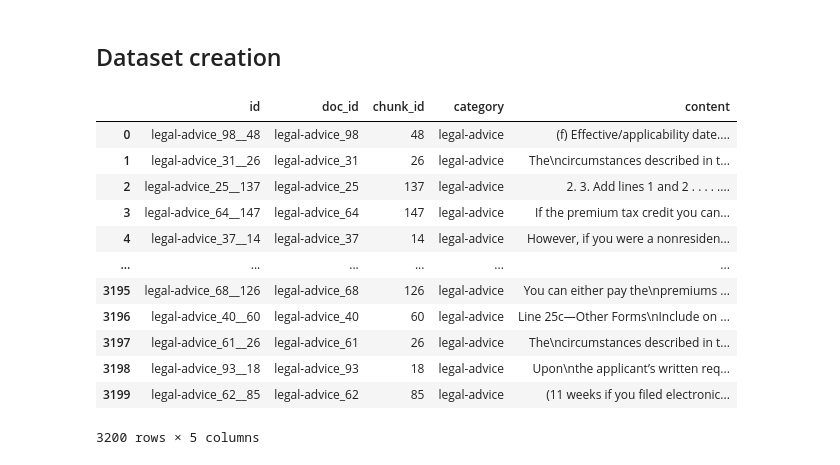
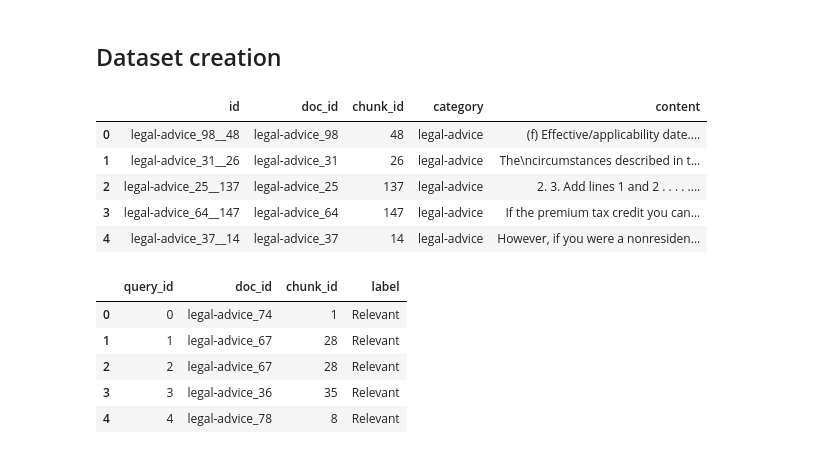
Before and after one commit to gioelecrispo/lcb-inndays25-laia, a Jupyter notebook: dataset-processing.ipynb, the cells around one changed output. Cells and saved outputs as stored; diff of their text form; code cells hidden in the pictures.

```diff
--- a/dataset-processing.ipynb
+++ b/dataset-processing.ipynb
@@ -123,16 +121,22 @@ labels_df.to_csv("dataset/legal-docs/label.csv", index=False, encoding="utf-8")
+# %%
+documents_df = pd.read_csv("dataset/legal-docs/document.csv")
+queries_df = pd.read_csv("dataset/legal-docs/query.csv")
+positive_labels_df = pd.read_csv("dataset/legal-docs/positive-label.csv")
 # %%
-documents_df
+documents_df.head()
 # %% [output]
 |  | id | doc_id | chunk_id | category | content |
 | 0 | legal-advice_98__48 | legal-advice_98 | 48 | legal-advice | (f) Effective/applicability date.... |
 | 1 | legal-advice_31__26 | legal-advice_31 | 26 | legal-advice | The\ncircumstances described in t... |
 | 2 | legal-advice_25__137 | legal-advice_25 | 137 | legal-advice | 2. 3. Add lines 1 and 2 . . . . .... |
 | 3 | legal-advice_64__147 | legal-advice_64 | 147 | legal-advice | If the premium tax credit you can... |
 | 4 | legal-advice_37__14 | legal-advice_37 | 14 | legal-advice | However, if you were a nonresiden... |
-| ... | ... | ... | ... | ... | ... |
-| 3195 | legal-advice_68__126 | legal-advice_68 | 126 | legal-advice | You can either pay the\npremiums ... |
-| 3196 | legal-advice_40__60 | legal-advice_40 | 60 | legal-advice | Line 25c—Other Forms\nInclude on ... |
-| 3197 | legal-advice_61__26 | legal-advice_61 | 26 | legal-advice | The\ncircumstances described in t... |
-| 3198 | legal-advice_93__18 | legal-advice_93 | 18 | legal-advice | Upon\nthe applicant’s written req... |
-| 3199 | legal-advice_62__85 | legal-advice_62 | 85 | legal-advice | (11 weeks if you filed electronic... |
-3200 rows × 5 columns
+# %%
+positive_labels_df.head()
+# %% [output]
+|  | query_id | doc_id | chunk_id | label |
+| 0 | 0 | legal-advice_74 | 1 | Relevant |
+| 1 | 1 | legal-advice_67 | 28 | Relevant |
+| 2 | 2 | legal-advice_67 | 28 | Relevant |
+| 3 | 3 | legal-advice_36 | 35 | Relevant |
+| 4 | 4 | legal-advice_78 | 8 | Relevant |
```
Also changed, not shown: parts of 16 cells of this notebook.
